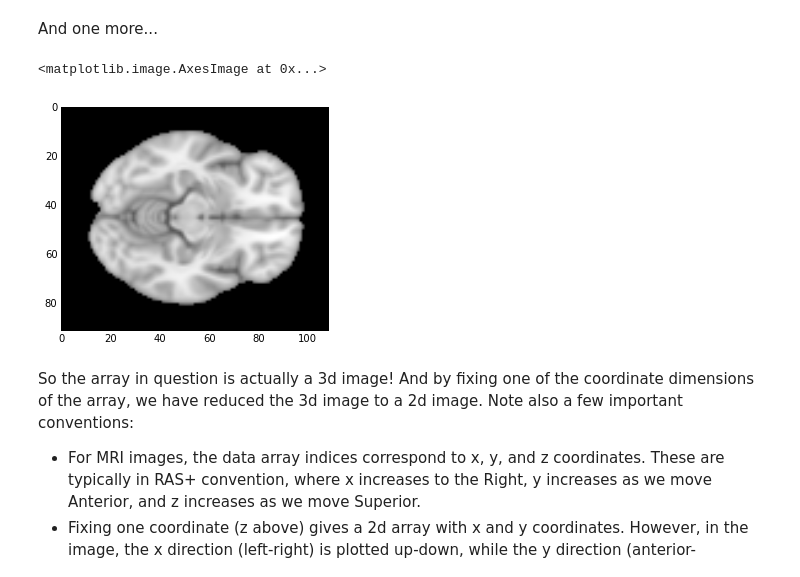
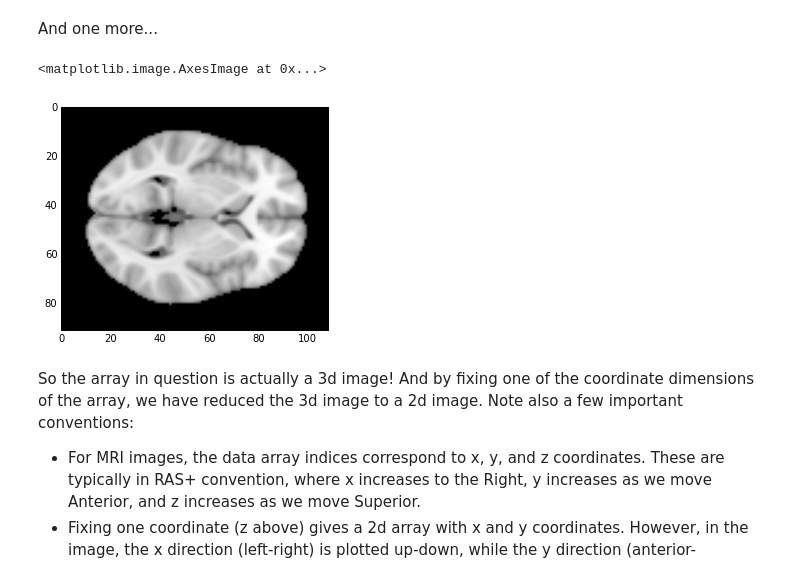
Before and after one commit to jmxpearson/DIBS_materials, a Jupyter notebook: python/Working with Array Data.ipynb, the cells around one changed output. Drawn from its saved outputs; the diff is of its cells as text; code cells hidden in the pictures.

```diff
--- a/python/Working with Array Data.ipynb
+++ b/python/Working with Array Data.ipynb
@@ -235,10 +235,10 @@ plt.imshow(arr[:, 48, :], cmap='gray')
 # %% [markdown]
 And one more...
 # %%
-plt.imshow(arr[:, :, 30], cmap='gray')
+plt.imshow(arr[:, :, 37], cmap='gray')
 # %% [output]
 <matplotlib.image.AxesImage at 0x...>
-[figure, old version]
+[figure, new version]
 # %% [markdown]
 So the array in question is actually a 3d image! And by fixing one of the coordinate dimensions of the array, we have reduced the 3d image to a 2d image. Note also a few important conventions:
 - For MRI images, the data array indices correspond to x, y, and z coordinates. These are typically in RAS+ convention, where x increases to the Right, y increases as we move Anterior, and z increases as we move Superior.
```
Also changed, not shown: parts of 37 cells of this notebook.
